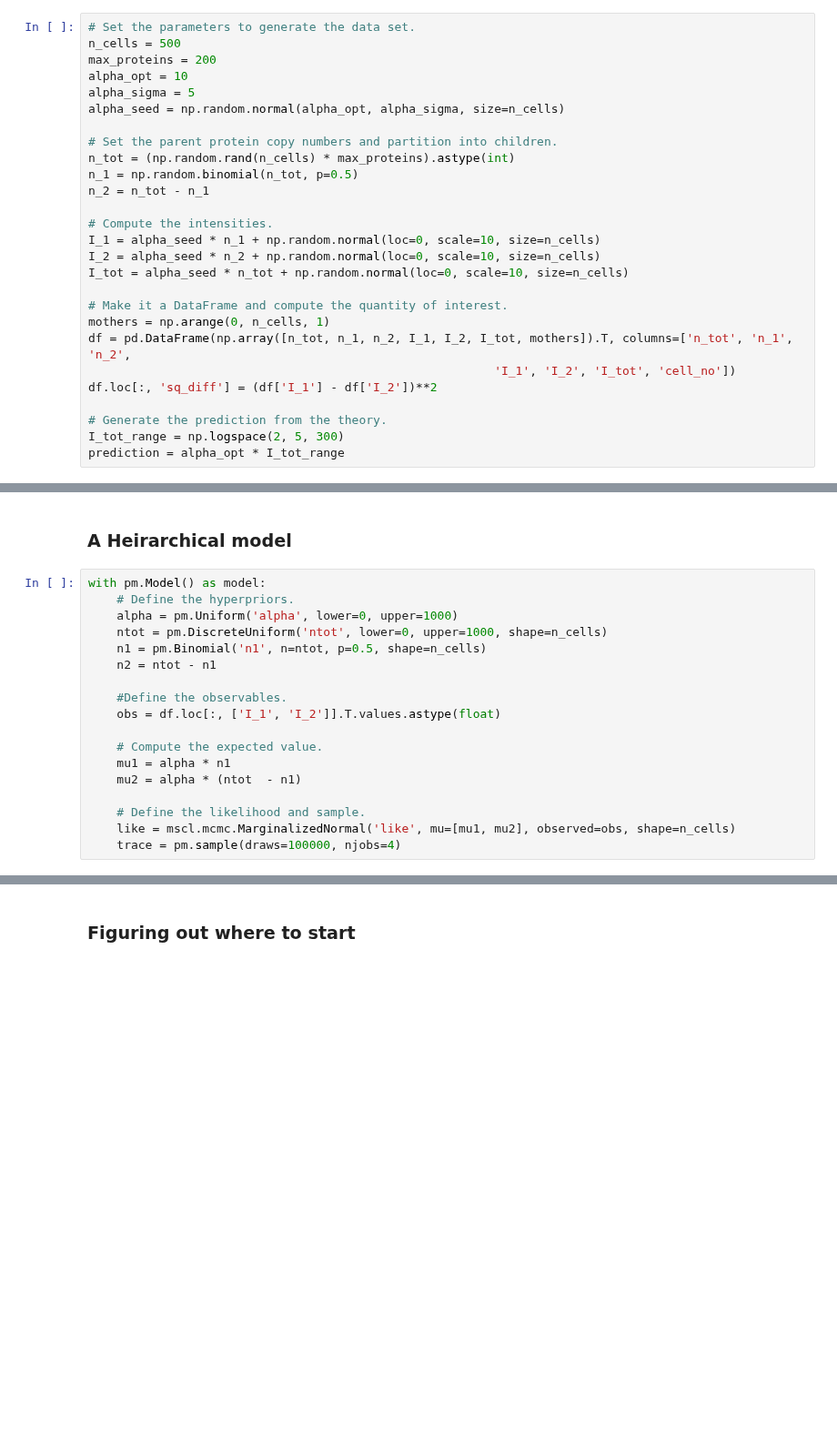
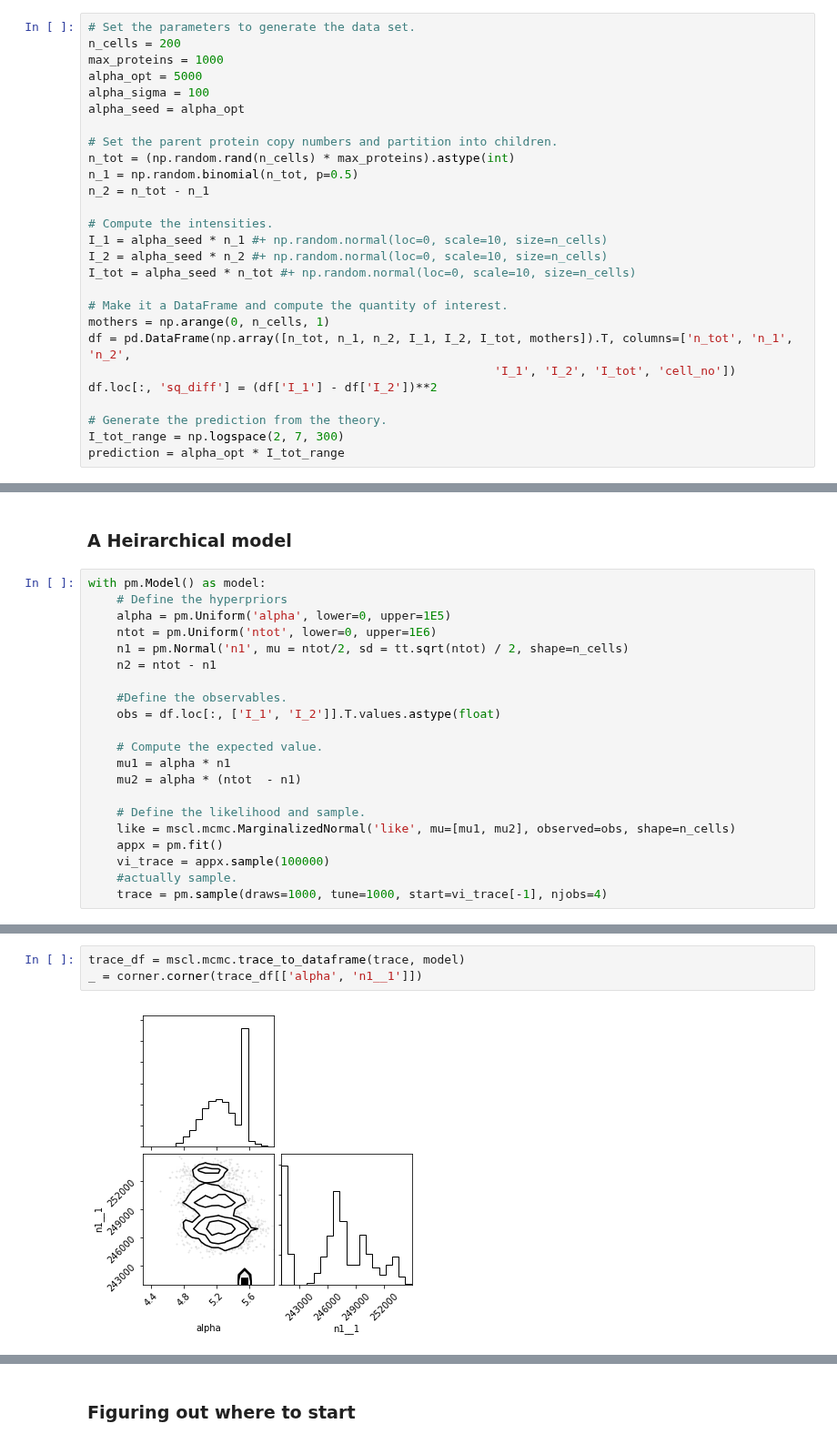
Before and after one commit to RPGroup-PBoC/mscl_survival, a Jupyter notebook: code/calibration_factor_parameter_estimation.ipynb, the cells around one changed output, grey strips where cells are left out. Shown at 91% size. Saved outputs shown, nothing was run; the diff lists cells and outputs as text; blank space fills up the shorter version.

```diff
--- a/code/calibration_factor_parameter_estimation.ipynb
+++ b/code/calibration_factor_parameter_estimation.ipynb
@@ -245,11 +241,11 @@ Rather than jumping immediately into analyzing *real* data, we can test it on so
 To ensure that this type of inference is appropriate, we will generate a fake data set in which the calibration factor and the background fluorescence is known *a priori*. We can choose values that are physically realistic, as is done in the code cell below.
 # %%
 # Set the parameters to generate the data set.
-n_cells = 500
-max_proteins = 200
-alpha_opt = 10
-alpha_sigma = 5
-alpha_seed = np.random.normal(alpha_opt, alpha_sigma, size=n_cells)
+n_cells = 200
+max_proteins = 1000
+alpha_opt = 5000
+alpha_sigma = 100
+alpha_seed = alpha_opt
 
 # Set the parent protein copy numbers and partition into children.
 n_tot = (np.random.rand(n_cells) * max_proteins).astype(int)
@@ -257,9 +253,9 @@ n_1 = np.random.binomial(n_tot, p=0.5)
 n_2 = n_tot - n_1
 
 # Compute the intensities.
-I_1 = alpha_seed * n_1 + np.random.normal(loc=0, scale=10, size=n_cells)
-I_2 = alpha_seed * n_2 + np.random.normal(loc=0, scale=10, size=n_cells)
-I_tot = alpha_seed * n_tot + np.random.normal(loc=0, scale=10, size=n_cells)
+I_1 = alpha_seed * n_1 #+ np.random.normal(loc=0, scale=10, size=n_cells)
+I_2 = alpha_seed * n_2 #+ np.random.normal(loc=0, scale=10, size=n_cells)
+I_tot = alpha_seed * n_tot #+ np.random.normal(loc=0, scale=10, size=n_cells)
 
 # Make it a DataFrame and compute the quantity of interest.
 mothers = np.arange(0, n_cells, 1)
@@ -268,7 +264,7 @@ df = pd.DataFrame(np.array([n_tot, n_1, n_2, I_1, I_2, I_tot, mothers]).T, colum
 df.loc[:, 'sq_diff'] = (df['I_1'] - df['I_2'])**2
 
 # Generate the prediction from the theory.
-I_tot_range = np.logspace(2, 5, 300)
+I_tot_range = np.logspace(2, 7, 300)
 prediction = alpha_opt * I_tot_range
 # %% [markdown]
 To prove that this synthetic data is in line with our derivation above, we can plot the raw points along with Eq. 20.
@@ -296,10 +292,10 @@ As expected, our theoretical result matches the simulated data. To sample Eq. 32
 ###  A Heirarchical model
 # %%
 with pm.Model() as model:
-    # Define the hyperpriors.
-    alpha = pm.Uniform('alpha', lower=0, upper=1000)
-    ntot = pm.DiscreteUniform('ntot', lower=0, upper=1000, shape=n_cells)
-    n1 = pm.Binomial('n1', n=ntot, p=0.5, shape=n_cells)
+    # Define the hyperpriors
+    alpha = pm.Uniform('alpha', lower=0, upper=1E5)
+    ntot = pm.Uniform('ntot', lower=0, upper=1E6)
+    n1 = pm.Normal('n1', mu = ntot/2, sd = tt.sqrt(ntot) / 2, shape=n_cells)
     n2 = ntot - n1
 
     #Define the observables.
@@ -311,5 +307,8 @@ with pm.Model() as model:
 
     # Define the likelihood and sample.
     like = mscl.mcmc.MarginalizedNormal('like', mu=[mu1, mu2], observed=obs, shape=n_cells)
-    trace = pm.sample(draws=100000, njobs=4)
+    appx = pm.fit()
+    vi_trace = appx.sample(100000)
+    #actually sample.
+    trace = pm.sample(draws=1000, tune=1000, start=vi_trace[-1], njobs=4)
 # %% [output]
@@ -323 +321,6 @@ _ = pm.traceplot(trace, varnames=['alpha'])
+# %%
+trace_df = mscl.mcmc.trace_to_dataframe(trace, model)
+_ = corner.corner(trace_df[['alpha', 'n1__1']])
+# %% [output]
+[figure, added]
 # %%
```
Also changed, not shown: parts of 6 cells of this notebook.
